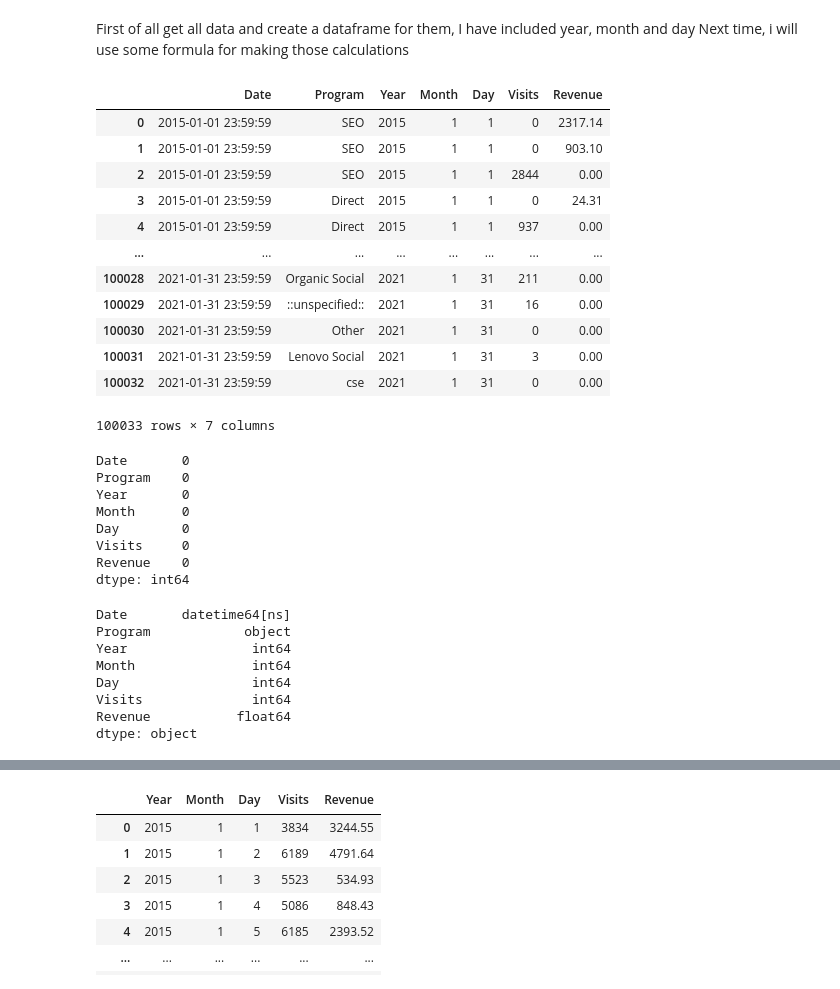
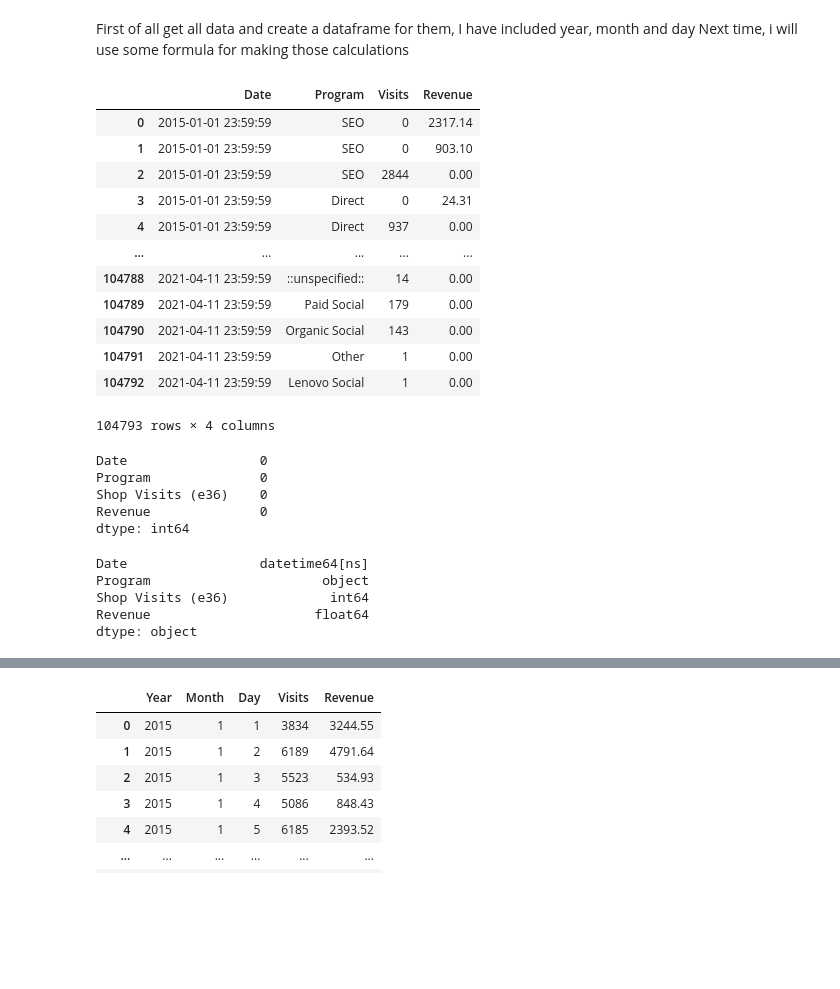
Before and after one commit to Jorge-Montenegro/TFM, a Jupyter notebook: TFM.ipynb, the cells around one changed output, grey strips where cells are left out. Cells and saved outputs as stored; diff of their text form; code cells hidden in the pictures; blank space fills up the shorter version.

```diff
--- a/TFM.ipynb
+++ b/TFM.ipynb
@@ -13,43 +15,37 @@ sns.set_theme(style='darkgrid')
 First of all get all data and create a dataframe for them, I have included year, month and day
 Next time, i will use some formula for making those calculations
 # %%
-myfile = "./data.xlsx"
+myfile = "./data_v1.xlsx"
 main_df = pd.read_excel(myfile)
 main_df
 # %% [output]
-|  | Date | Program | Year | Month | Day | Visits | Revenue |
-| 0 | 2015-01-01 23:59:59 | SEO | 2015 | 1 | 1 | 0 | 2317.14 |
-| 1 | 2015-01-01 23:59:59 | SEO | 2015 | 1 | 1 | 0 | 903.10 |
-| 2 | 2015-01-01 23:59:59 | SEO | 2015 | 1 | 1 | 2844 | 0.00 |
-| 3 | 2015-01-01 23:59:59 | Direct | 2015 | 1 | 1 | 0 | 24.31 |
-| 4 | 2015-01-01 23:59:59 | Direct | 2015 | 1 | 1 | 937 | 0.00 |
-| ... | ... | ... | ... | ... | ... | ... | ... |
-| 100028 | 2021-01-31 23:59:59 | Organic Social | 2021 | 1 | 31 | 211 | 0.00 |
-| 100029 | 2021-01-31 23:59:59 | ::unspecified:: | 2021 | 1 | 31 | 16 | 0.00 |
-| 100030 | 2021-01-31 23:59:59 | Other | 2021 | 1 | 31 | 0 | 0.00 |
-| 100031 | 2021-01-31 23:59:59 | Lenovo Social | 2021 | 1 | 31 | 3 | 0.00 |
-| 100032 | 2021-01-31 23:59:59 | cse | 2021 | 1 | 31 | 0 | 0.00 |
+|  | Date | Program | Visits | Revenue |
+| 0 | 2015-01-01 23:59:59 | SEO | 0 | 2317.14 |
+| 1 | 2015-01-01 23:59:59 | SEO | 0 | 903.10 |
+| 2 | 2015-01-01 23:59:59 | SEO | 2844 | 0.00 |
+| 3 | 2015-01-01 23:59:59 | Direct | 0 | 24.31 |
+| 4 | 2015-01-01 23:59:59 | Direct | 937 | 0.00 |
+| ... | ... | ... | ... | ... |
+| 104788 | 2021-04-11 23:59:59 | ::unspecified:: | 14 | 0.00 |
+| 104789 | 2021-04-11 23:59:59 | Paid Social | 179 | 0.00 |
+| 104790 | 2021-04-11 23:59:59 | Organic Social | 143 | 0.00 |
+| 104791 | 2021-04-11 23:59:59 | Other | 1 | 0.00 |
+| 104792 | 2021-04-11 23:59:59 | Lenovo Social | 1 | 0.00 |
-100033 rows × 7 columns
+104793 rows × 4 columns
 # %%
 #Let's check if there is any NaN
 main_df.isna().sum()
 # %% [output]
-Date       0
-Program    0
-Year       0
-Month      0
-Day        0
-Visits     0
-Revenue    0
+Date                 0
+Program              0
+Shop Visits (e36)    0
+Revenue              0
 dtype: int64
 # %%
 main_df.dtypes
 # %% [output]
-Date       datetime64[ns]
-Program            object
-Year                int64
-Month               int64
-Day                 int64
-Visits              int64
-Revenue           float64
+Date                 datetime64[ns]
+Program                      object
+Shop Visits (e36)             int64
+Revenue                     float64
 dtype: object
```
Also changed, not shown: parts of 14 cells of this notebook, 1 other file.
